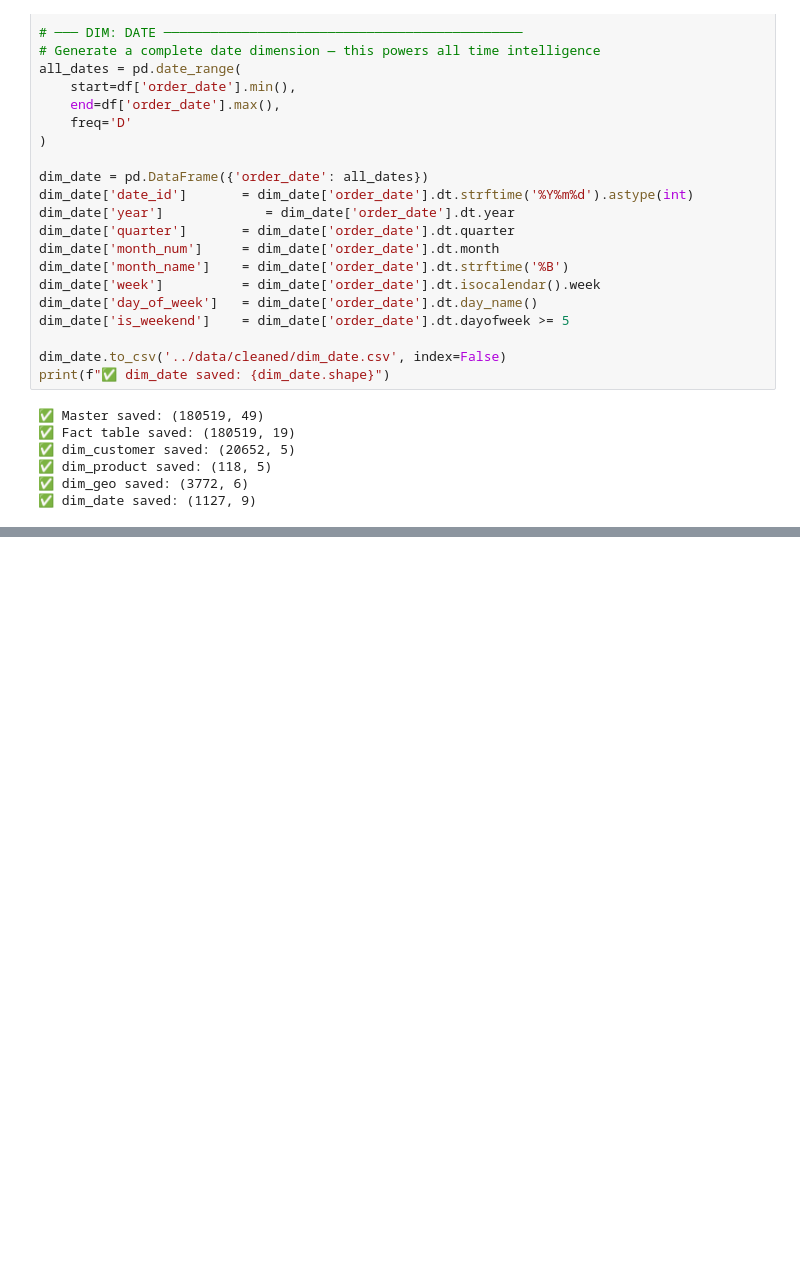
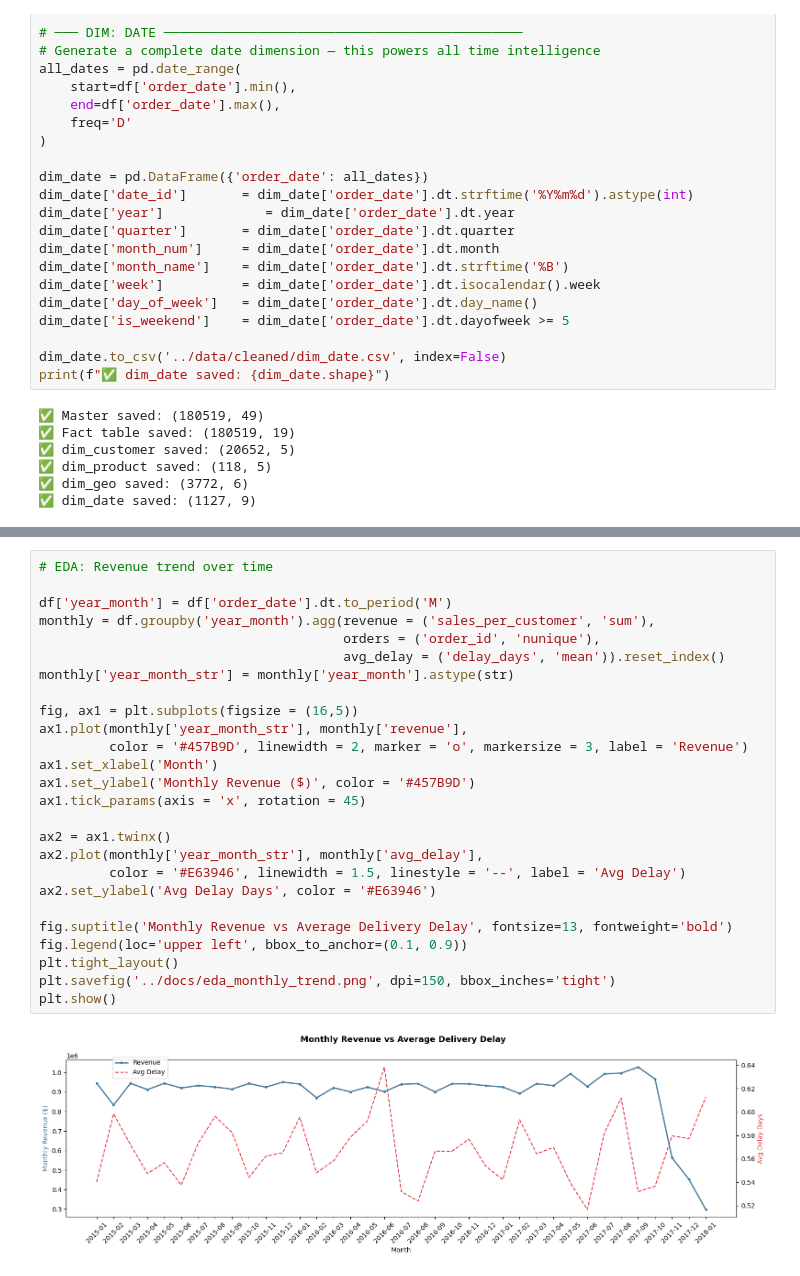
Before and after one commit to bhuvancw/supply-chain-analytics, a Jupyter notebook: notebooks/01_cleaning_eda.ipynb, the cells around one changed output, grey strips where cells are left out. Drawn from its saved outputs; the diff is of its cells as text; blank space fills up the shorter version.

```diff
--- a/notebooks/01_cleaning_eda.ipynb
+++ b/notebooks/01_cleaning_eda.ipynb
@@ -350,0 +401,28 @@ print(f"✅ dim_date saved: {dim_date.shape}")
+# %%
+# EDA: Revenue trend over time
+
+df['year_month'] = df['order_date'].dt.to_period('M')
+monthly = df.groupby('year_month').agg(revenue = ('sales_per_customer', 'sum'),
+                                       orders = ('order_id', 'nunique'),
+                                       avg_delay = ('delay_days', 'mean')).reset_index()
+monthly['year_month_str'] = monthly['year_month'].astype(str)
+
+fig, ax1 = plt.subplots(figsize = (16,5))
+ax1.plot(monthly['year_month_str'], monthly['revenue'],
+         color = '#457B9D', linewidth = 2, marker = 'o', markersize = 3, label = 'Revenue')
+ax1.set_xlabel('Month')
+ax1.set_ylabel('Monthly Revenue ($)', color = '#457B9D')
+ax1.tick_params(axis = 'x', rotation = 45)
+
+ax2 = ax1.twinx()
+ax2.plot(monthly['year_month_str'], monthly['avg_delay'],
+         color = '#E63946', linewidth = 1.5, linestyle = '--', label = 'Avg Delay')
+ax2.set_ylabel('Avg Delay Days', color = '#E63946')
+
+fig.suptitle('Monthly Revenue vs Average Delivery Delay', fontsize=13, fontweight='bold')
+fig.legend(loc='upper left', bbox_to_anchor=(0.1, 0.9))
+plt.tight_layout()
+plt.savefig('../docs/eda_monthly_trend.png', dpi=150, bbox_inches='tight')
+plt.show()
+# %% [output]
+[figure, added]
```
Also changed, not shown: parts of 3 cells of this notebook, 9 other files.
